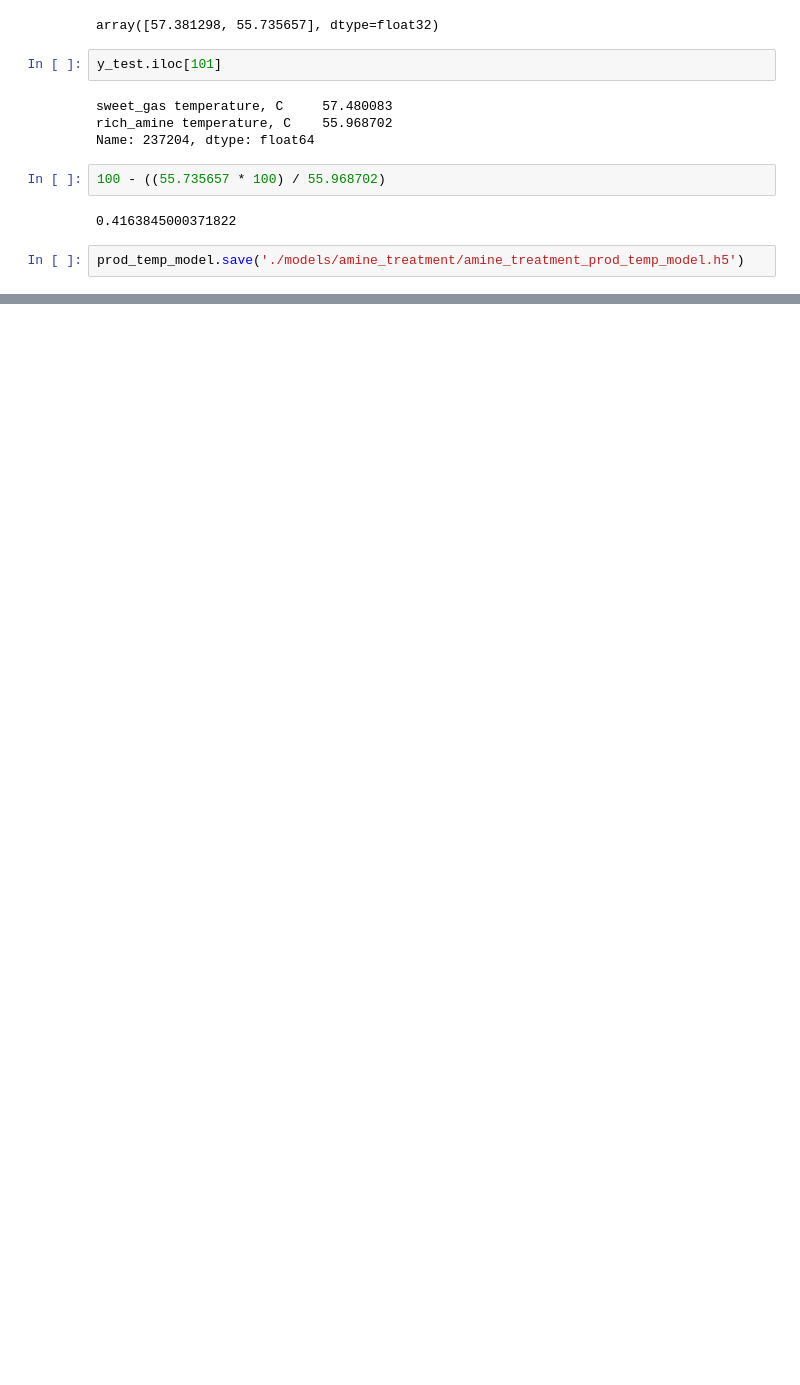
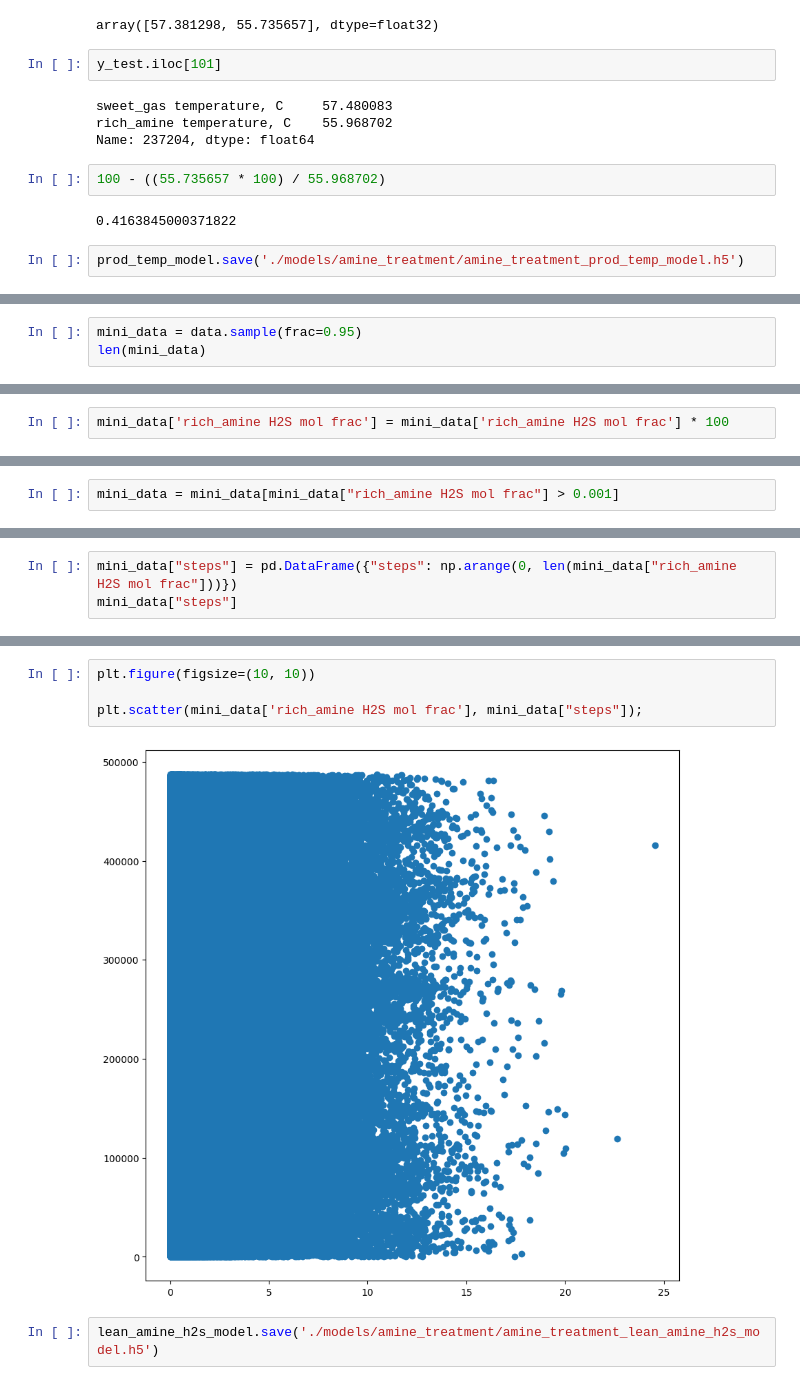
Before and after one commit to Rus-tam/AI_models, a Jupyter notebook: amine_treatment_05_12_2023.ipynb, the cells around one changed output, grey strips where cells are left out. Drawn from its saved outputs; the diff is of its cells as text; blank space fills up the shorter version.

```diff
--- a/amine_treatment_05_12_2023.ipynb
+++ b/amine_treatment_05_12_2023.ipynb
@@ -172,0 +195,3 @@ prod_temp_model.save('./models/amine_treatment/amine_treatment_prod_temp_model.h
+# %%
+mini_data = data.sample(frac=0.95)
+len(mini_data)
@@ -172,0 +215,2 @@ prod_temp_model.save('./models/amine_treatment/amine_treatment_prod_temp_model.h
+# %%
+mini_data['rich_amine H2S mol frac'] = mini_data['rich_amine H2S mol frac'] * 100
@@ -172,0 +232,2 @@ prod_temp_model.save('./models/amine_treatment/amine_treatment_prod_temp_model.h
+# %%
+mini_data = mini_data[mini_data["rich_amine H2S mol frac"] > 0.001]
@@ -172,0 +403,3 @@ prod_temp_model.save('./models/amine_treatment/amine_treatment_prod_temp_model.h
+# %%
+mini_data["steps"] = pd.DataFrame({"steps": np.arange(0, len(mini_data["rich_amine H2S mol frac"]))})
+mini_data["steps"]
@@ -172,0 +419,8 @@ prod_temp_model.save('./models/amine_treatment/amine_treatment_prod_temp_model.h
+# %%
+plt.figure(figsize=(10, 10))
+
+plt.scatter(mini_data['rich_amine H2S mol frac'], mini_data["steps"]);
+# %% [output]
+[figure, added]
+# %%
+lean_amine_h2s_model.save('./models/amine_treatment/amine_treatment_lean_amine_h2s_model.h5')
```
Also changed, not shown: parts of 19 cells of this notebook, 1 other file.
